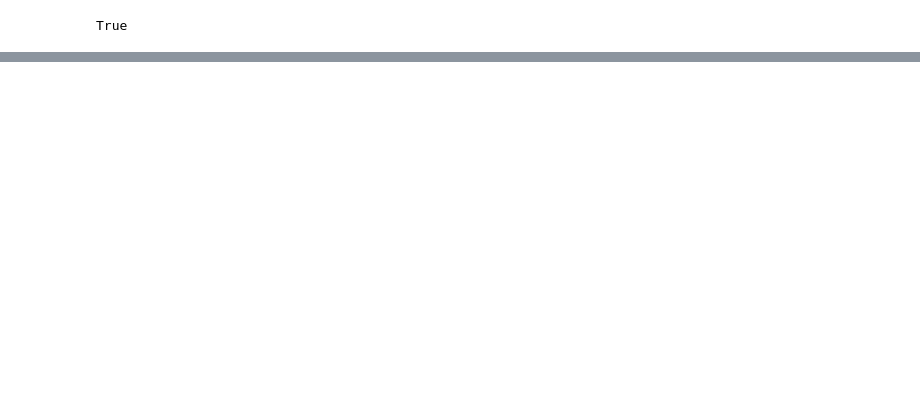
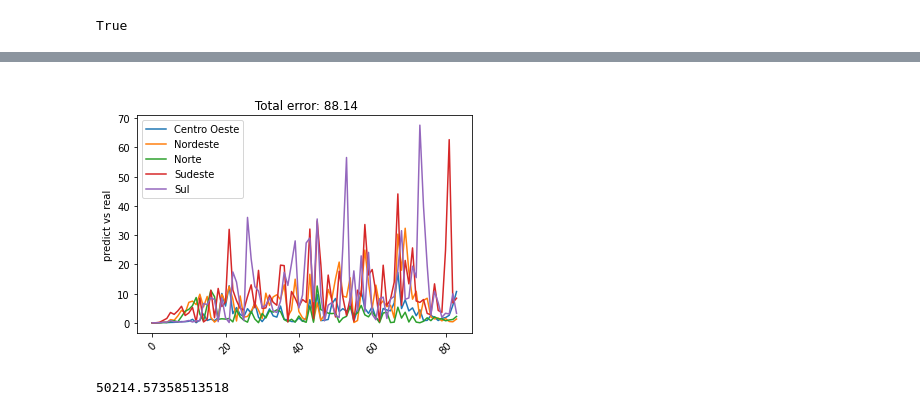
Before and after one commit to FelipeSchreiber/BR_COVID_SPATIAL_TIMESERIES, a Jupyter notebook: ModelingNumberOfCases.ipynb, the cells around one changed output, grey strips where cells are left out. Saved outputs shown, nothing was run; the diff lists cells and outputs as text; code cells hidden in the pictures; blank space fills up the shorter version.

```diff
--- a/ModelingNumberOfCases.ipynb
+++ b/ModelingNumberOfCases.ipynb
@@ -179,15 +209,17 @@ k = 3
 # %%
-shape = Y.shape
-Y_scaled = Y/1e10
-Y_scaled += 1e-3
-# # shape[1] -= n
-Y_hat = cp.Variable(shape)
-C = [cp.Variable((shape[0],shape[0])) for i in range(k)]
-constraints = []
-for i in range(shape[0]):
-     for t in range(shape[1]-n):
-        terms = []
-        for l in range(min(t,k)):
+def make_constraints(Y,pred=[],use_preds=False):
+    shape = Y.shape
+    Y_hat = cp.Variable(shape)
+    C = [cp.Variable((shape[0],shape[0])) for i in range(k)]
+    C.append(cp.Variable((shape[0],shape[0])))
+    constraints = []
+    for i in range(shape[0]):
+         for t in range(shape[1]-n):
+            terms = []
             for j in range(shape[0]):
-                terms.append(C[l][i,j]*Y_scaled[j,t-l])
-        constraints += [Y_hat[i,t+n] == cp.sum(terms)]
+                for l in range(min(t,k)):
+                    terms.append(C[l][i,j]*Y[j,t-l])
+                if use_preds and (len(pred) >0):
+                    terms.append(C[-1][i,j]*pred[j,t+n]) # termo que depende das previsoes do compartmental model
+            constraints += [Y_hat[i,t+n] == cp.sum(terms)]
+    return constraints,C,Y_hat
@@ -245,3 +257,15 @@ def make_plot_Y(Y_scaled,Y_hat):
     plt.title(text)
     plt.savefig(f"errors_lambda_{l}.png")
     plt.show()
+# %%
+make_plot_Y(Y,Y_hat)
+# %% [output]
+[figure, added]
+# %%
+constraints,C,Y_hat = make_constraints(Y.copy(),pred,True)
+lambda_ = 1
+obj = cp.Minimize(cp.sum_squares(Y_hat[:,n:] - Y[:,n:]) + lambda_*cp.norm1(cp.hstack(C)))
+p = cp.Problem(obj,constraints)
+p.solve()
+# %% [output]
+50214.57358513518
```
Also changed, not shown: parts of 41 cells of this notebook, 2 other files.
